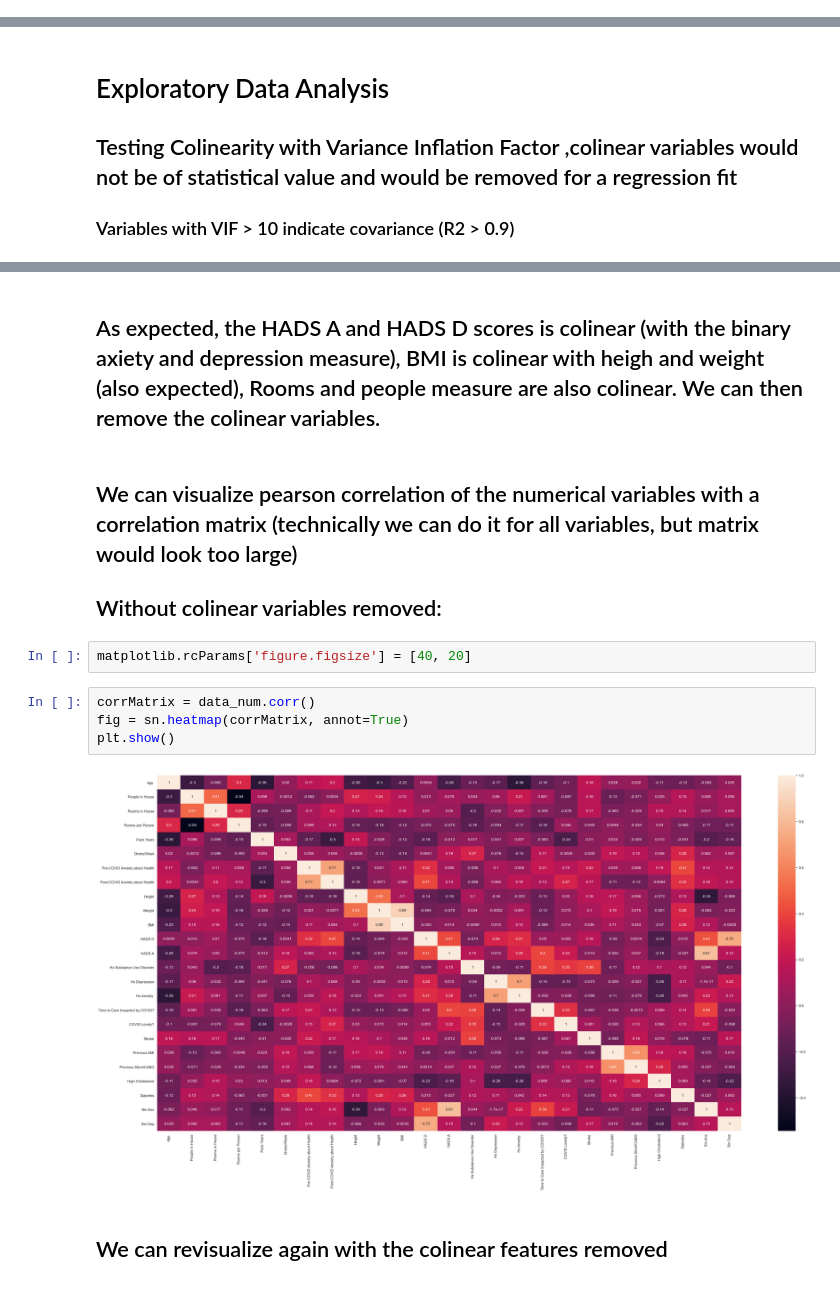
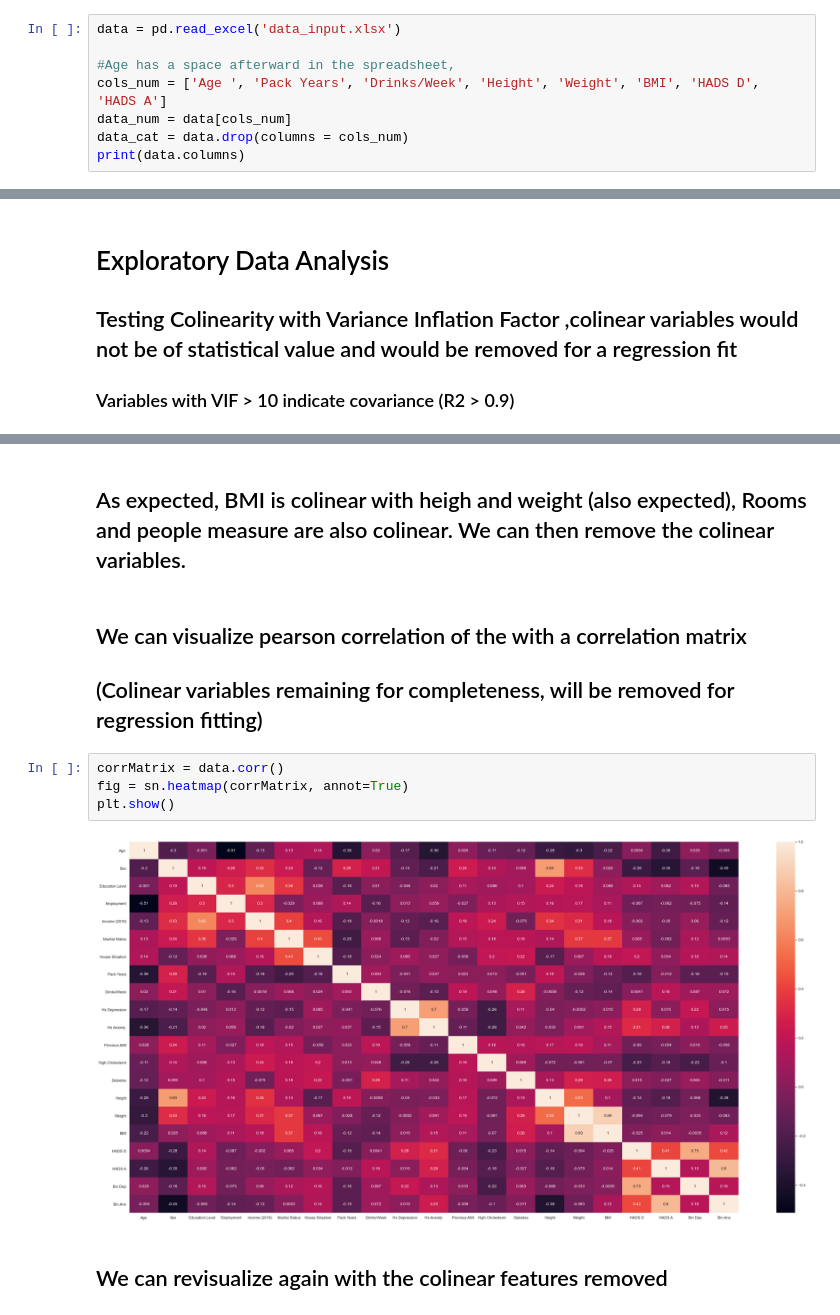
Before and after one commit to ricky-hu/wamida, a Jupyter notebook: stats.ipynb, the cells around one changed output, grey strips where cells are left out. Saved outputs shown, nothing was run; the diff lists cells and outputs as text.

```diff
--- a/stats.ipynb
+++ b/stats.ipynb
@@ -51,0 +45,8 @@ print(data_num.shape)
+# %%
+data = pd.read_excel('data_input.xlsx')
+
+#Age has a space afterward in the spreadsheet,
+cols_num = ['Age ', 'Pack Years', 'Drinks/Week', 'Height', 'Weight', 'BMI', 'HADS D', 'HADS A']
+data_num = data[cols_num]
+data_cat = data.drop(columns = cols_num)
+print(data.columns)
@@ -90,17 +99,15 @@ calc_vif(X)
 # %% [markdown]
-## As expected, the HADS A and HADS D scores is colinear (with the binary axiety and depression measure), BMI is colinear with heigh and weight (also expected), Rooms and people measure are also colinear. We can then remove the colinear variables.
+## As expected, BMI is colinear with heigh and weight (also expected), Rooms and people measure are also colinear. We can then remove the colinear variables.
 # %% [markdown]
-## We can visualize pearson correlation of the numerical variables with a correlation matrix (technically we can do it for all variables, but matrix would look too large)
+## We can visualize pearson correlation of the with a correlation matrix
 
-## Without colinear variables removed:
+## (Colinear variables remaining for completeness, will be removed for regression fitting)
-# %%
-matplotlib.rcParams['figure.figsize'] = [40, 20]
 # %%
-corrMatrix = data_num.corr()
+corrMatrix = data.corr()
 fig = sn.heatmap(corrMatrix, annot=True)
 plt.show()
 # %% [output]
-[figure, old version]
+[figure, new version]
 # %% [markdown]
 ## We can revisualize again with the colinear features removed
 # %%
```
Also changed, not shown: parts of 33 cells of this notebook.
